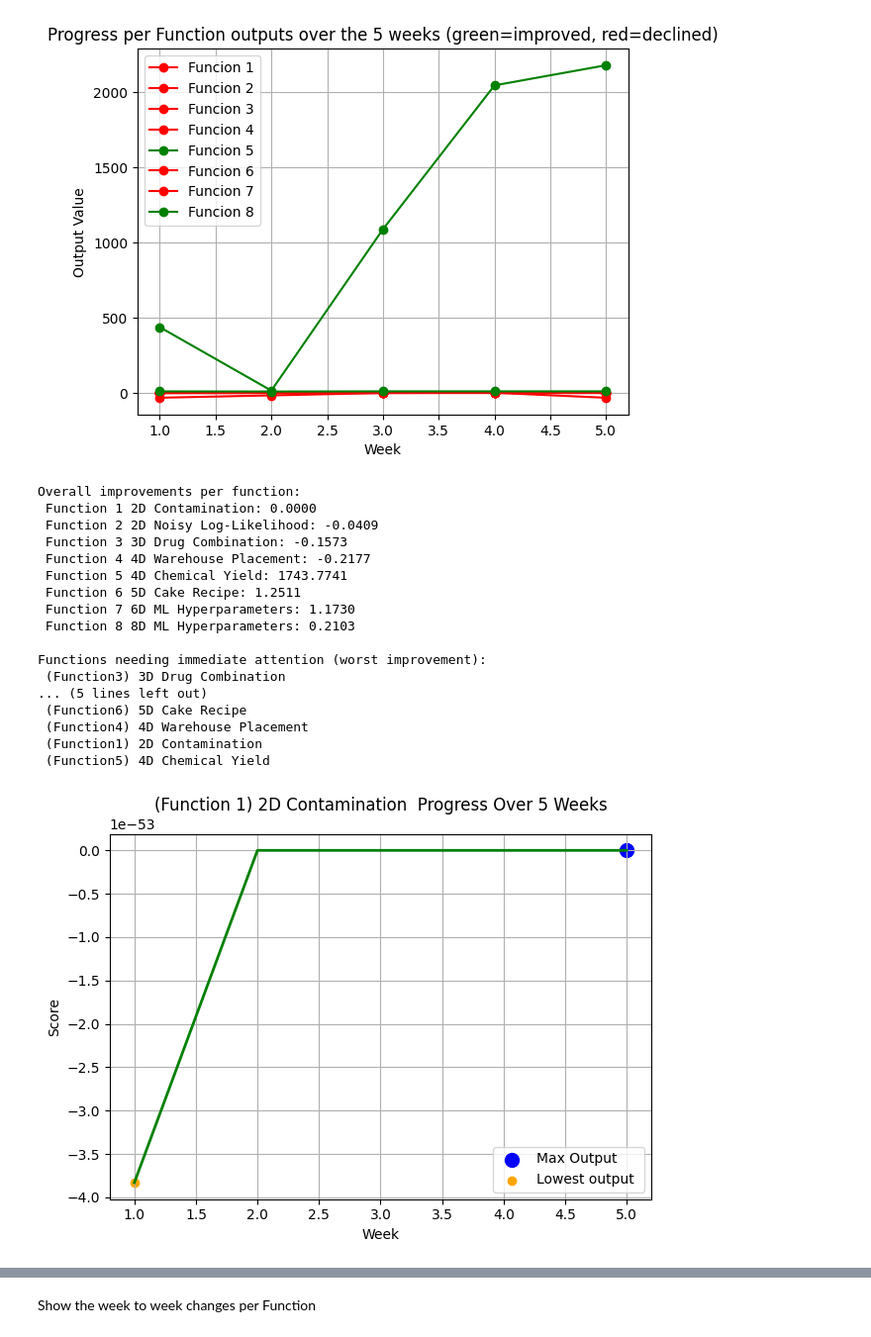
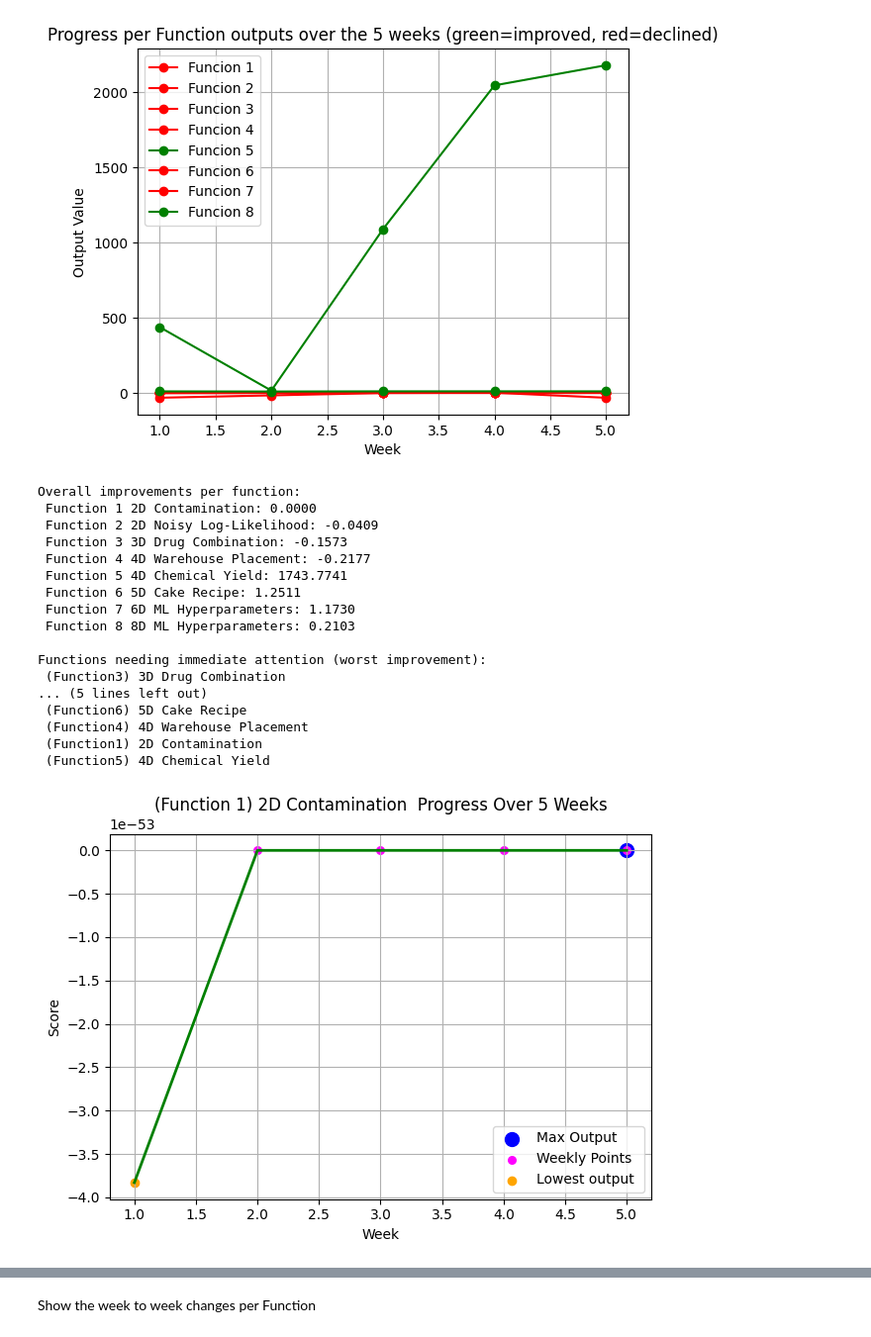
Before and after one commit to AnnemarieKeller/MLProject_Imperial, a Jupyter notebook: analysis/WeeklyResults.ipynb, the cells around one changed output, grey strips where cells are left out. Shown at 99% size. Drawn from its saved outputs; the diff is of its cells as text; code cells hidden in the pictures.

```diff
--- a/analysis/WeeklyResults.ipynb
+++ b/analysis/WeeklyResults.ipynb
@@ -137,6 +137,14 @@ weeks = np.arange(1, num_weeks + 1)
 
 
 weekly_changes = np.diff(all_weeks_array, axis=0)
+
+overall_change = all_weeks_array[-1] - all_weeks_array[0]
+
+
+last_week_change = all_weeks_array[-1] - all_weeks_array[-2]
+
+biggest_drop = np.argmin(last_week_change)
+biggest_rise = np.argmax(last_week_change)
 
 fraction_improved = np.mean(weekly_changes > 0, axis=0)
 
@@ -188,8 +196,10 @@ for func_idx in range(num_functions):
     plt.plot(weeks, all_weeks_array[:, func_idx], color=color, linewidth=2)
 
 
+
     highest_idx = np.argmax(all_weeks_array[:, func_idx])
     lowest_idx = np.argmin(all_weeks_array[:, func_idx])
+    plt.scatter(weeks, all_weeks_array[:, func_idx], color='magenta', s=30, label='Weekly Points')
 
     plt.scatter(weeks[lowest_idx], all_weeks_array[lowest_idx, func_idx], color='orange', label='Lowest output ')
 
@@ -198,31 +208,31 @@ for func_idx in range(num_functions):
         plt.title(f" (Function {func_idx+1}) Biggest Weekly Drop: {function_names.get(func_idx)}")
     elif func_idx == biggest_rise:
         plt.title(f"(Function{func_idx+1}) Biggest Weekly Improvement: {function_names.get(func_idx)}")
     else:
         plt.title(f"(Function {func_idx+1}) {function_names.get(func_idx)}  Progress Over {num_weeks} Weeks")
 
     plt.xlabel("Week")
     plt.ylabel("Score")
     plt.legend()
     plt.grid(True)
     plt.tight_layout()
     plt.show()
 # %% [output]
 Overall improvements per function:
  Function 1 2D Contamination: 0.0000
  Function 2 2D Noisy Log-Likelihood: -0.0409
  Function 3 3D Drug Combination: -0.1573
  Function 4 4D Warehouse Placement: -0.2177
  Function 5 4D Chemical Yield: 1743.7741
  Function 6 5D Cake Recipe: 1.2511
  Function 7 6D ML Hyperparameters: 1.1730
  Function 8 8D ML Hyperparameters: 0.2103
 
 Functions needing immediate attention (worst improvement):
  (Function3) 3D Drug Combination
 ... (5 lines left out)
  (Function6) 5D Cake Recipe
  (Function4) 4D Warehouse Placement
  (Function1) 2D Contamination
  (Function5) 4D Chemical Yield
-[figure, old version]
+[figure, new version]
```
Also changed, not shown: parts of 2 cells of this notebook.
